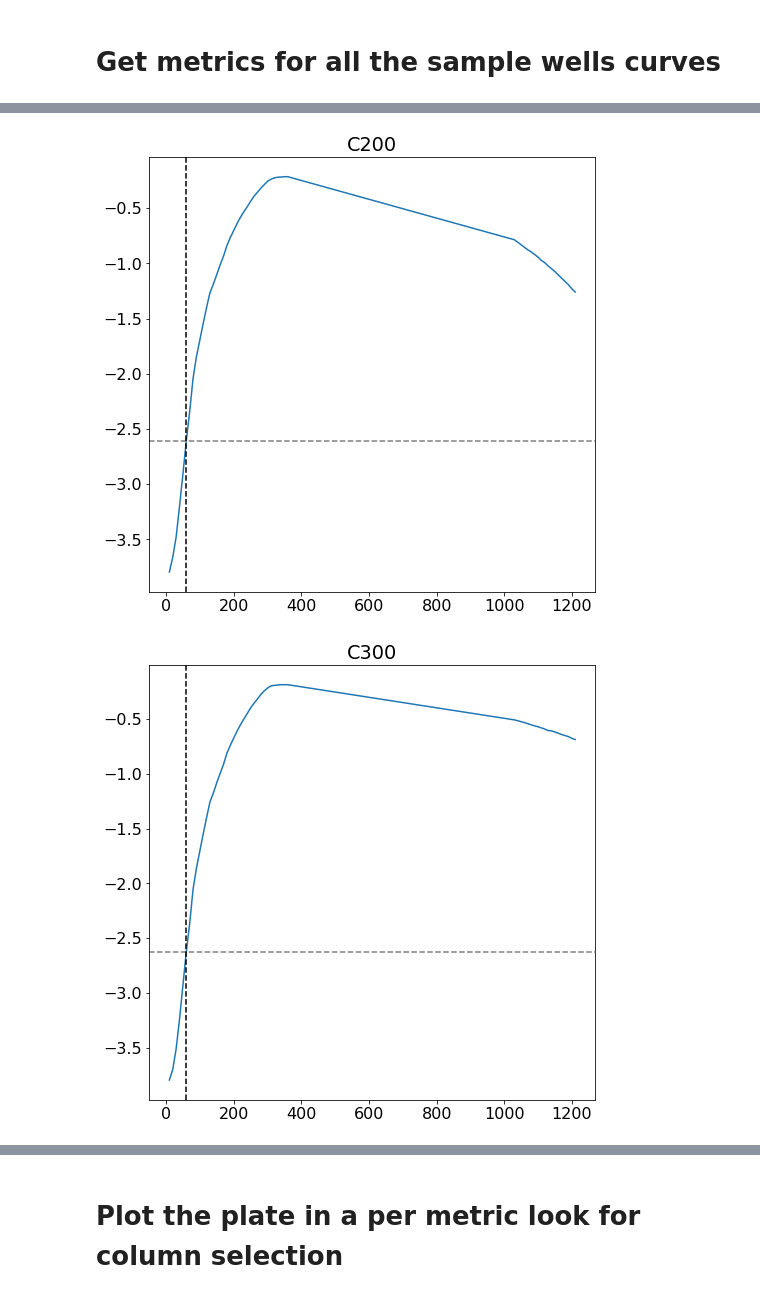
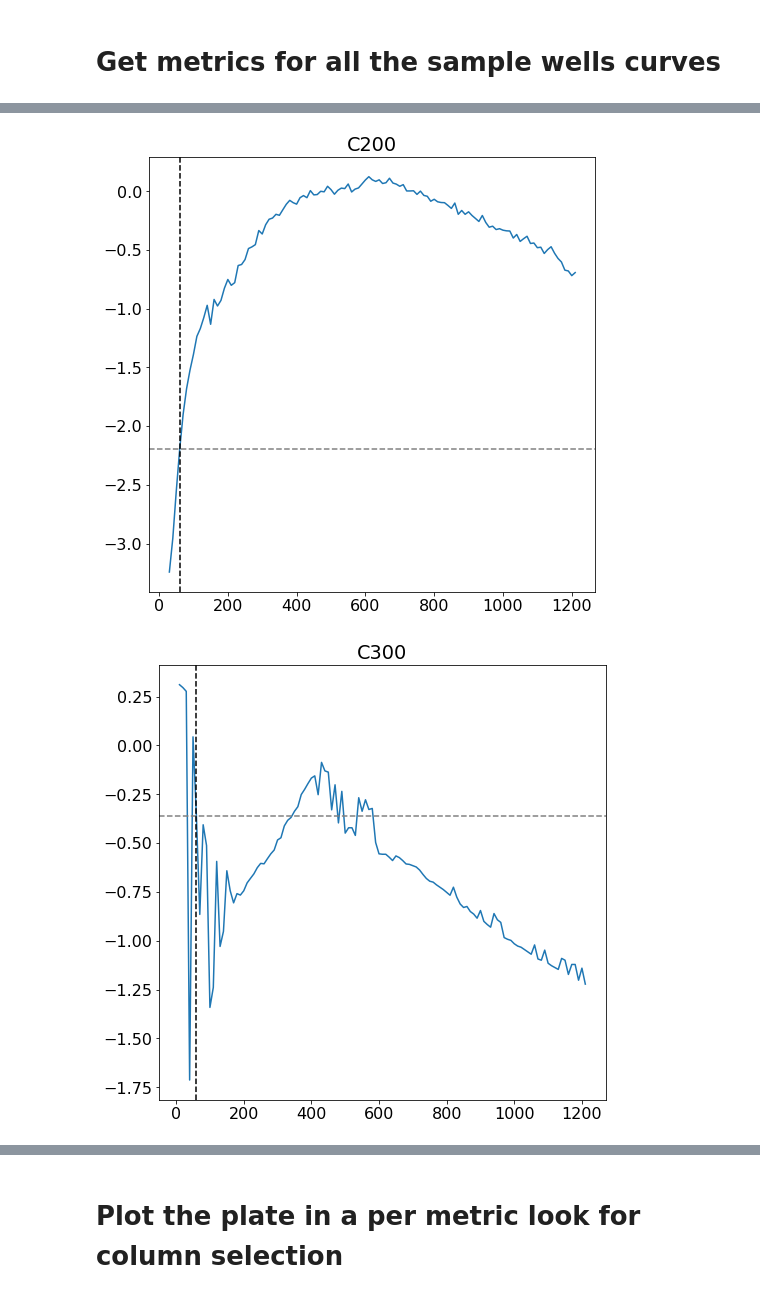
Before and after one commit to cultivarium/Growth_analysis, a Jupyter notebook: growth_curves.ipynb, the cells around one changed output, grey strips where cells are left out. Cells and saved outputs as stored; diff of their text form; code cells hidden in the pictures.

Commit message:
added OD 0.1 filter
Added a filter that removes any OD value that is smaller than 0.1

```diff
--- a/growth_curves.ipynb
+++ b/growth_curves.ipynb
@@ -423,25 +423,35 @@ log2tdf.to_csv(respath+'/samples_wlog2_vals_'+filename+'.csv')
 # the time to reach max slope will be for the end point of the window.
 # All slope calculations will be done on the log2 values.
 
-def getMetrics(curve1,curve2, col):
+def getMetrics(col,ogdf):
     # returns the mid-log OD and time to reach mid log
     # uses rolling regression and R values to capture different segments of the curve
 
     # rolling regression - get the R values for a regression line in every coordinate
     # curve is a list of curve values over time - log2
+    # to get the od values we use the log2tdf dataframe
+    ogcol=col.replace('00','')
+    # add an OD filter - get rid of anything lower than 0.1
+    tdf=ogdf[ogdf[ogcol]>0.1]
+    curve1=tdf['total_minutes']
+    curve2=tdf[col]
+
     #time
-    curve1_list=curve1.values.tolist()
+    curve1_list=tdf['total_minutes'].values.tolist()
     # log2 values
-    curve2_list=curve2.values.tolist()
+    curve2_list=tdf[col].values.tolist()
     window=2
     slopes = []
     intercepts = []
     Rs=[]
     windows={}
+    idlist=tdf.index.values.tolist()
     # get the values for the window
-    for c in range(len(curve1)-window):
-        ogx=curve1.loc[c:c+window]
-        ogy=curve2.loc[c:c+window]
+    for c in range(len(idlist)-window):
+        #adjust c to the filtered index
+        ca=idlist[c]
+        ogx=curve1.loc[ca:ca+window]
+        ogy=curve2.loc[ca:ca+window]
         y=np.array(ogy.values.tolist())
         x=np.array(ogx.values.tolist())
         y=y.reshape(-1,1)
@@ -518,7 +528,7 @@ for col in log2tdf.columns:
     if not '00' in col or 'total_minutes' in col:
         continue
     # get the values for the maxOD, midlog, growth rate and doubling time
-    max_slope,max_slope_od,dbt,ttr_max_slope,max_slop_R=getMetrics(log2tdf['total_minutes'],log2tdf[col],col)
+    max_slope,max_slope_od,dbt,ttr_max_slope,max_slop_R=getMetrics(col,log2tdf)
     # use the indices to get the values from the series
     # for max OD I need to use the original columns
     ogcol=col.replace('00','')
@@ -549,5 +559,5 @@ fpopdf
-[figure, old version]
+[figure, new version]
-[figure, old version]
+[figure, new version]
 | sample_name | well | plate_id | maxOD600 | Maximum_slope | Doubling_time | Time_to_reach_maxOD600_(minutes) | Maximum_slope_OD | ... |
 | Loading... (need help?) | ... |
 # %% [markdown]
```
Also changed, not shown: parts of 8 cells of this notebook.
